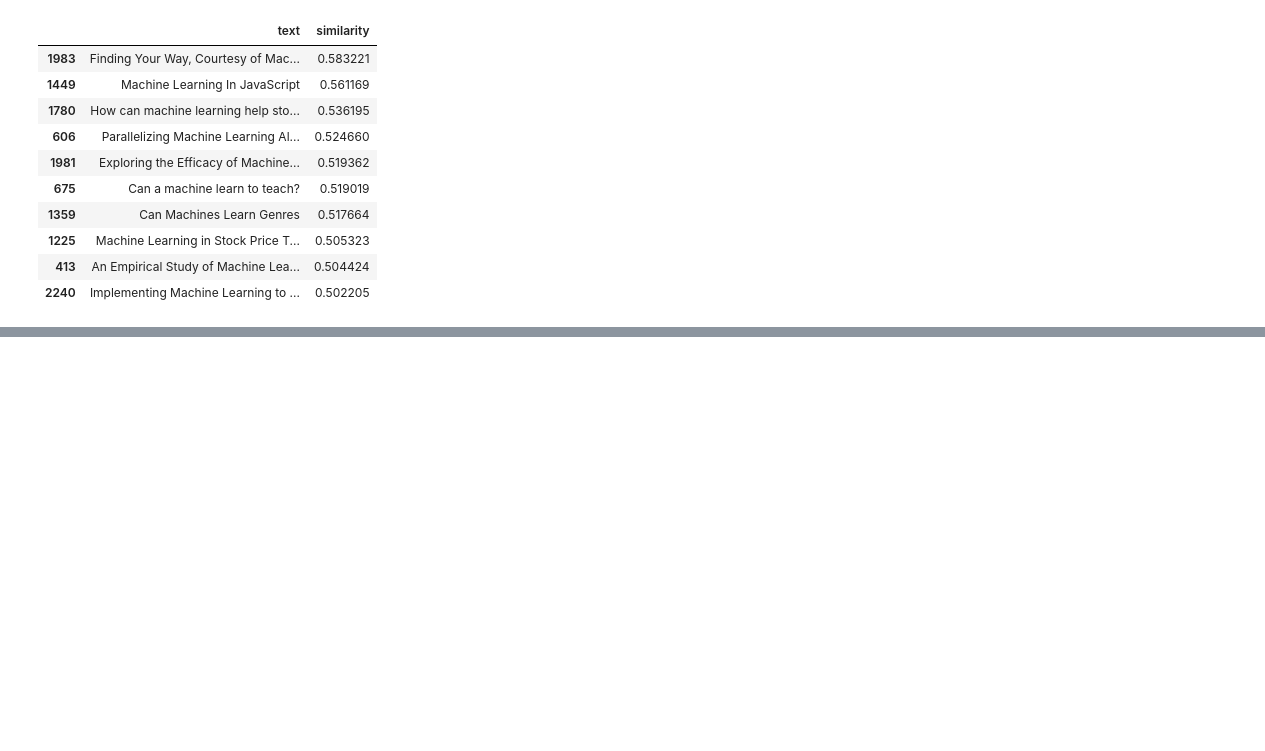
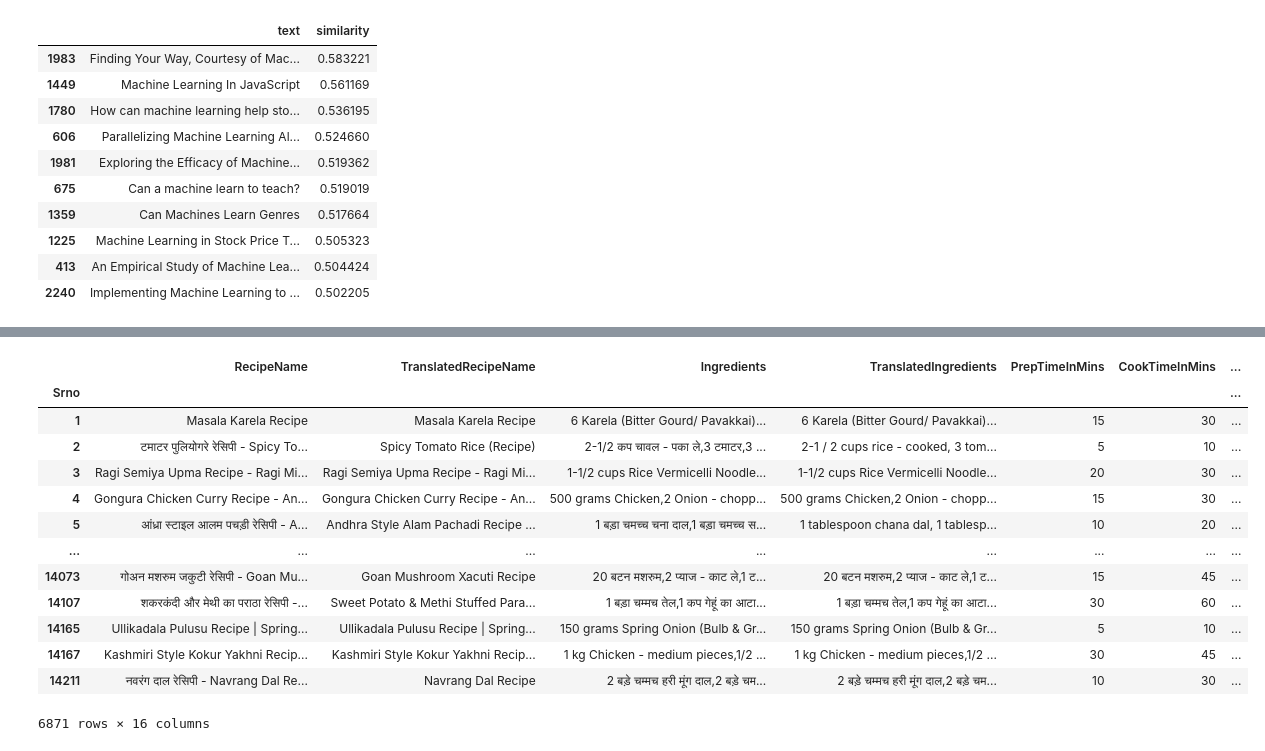
Before and after one commit to gauravkhapekar/GenAIEngineering-Cohort1, a Jupyter notebook: Week4/Rag.ipynb, the cells around one changed output, grey strips where cells are left out. Cells and saved outputs as stored; diff of their text form; code cells hidden in the pictures; blank space fills up the shorter version.

Commit message:
adding Week 4 Content and sample data

```diff
--- a/Week4/Rag.ipynb
+++ b/Week4/Rag.ipynb
@@ -755,0 +1053,39 @@ results
+# %%
+# https://www.kaggle.com/datasets/fajobgiua/indian-food-dataset?resource=download
+
+from tqdm.auto import tqdm
+import json
+import pandas as pd
+
+tqdm.pandas(desc="Generating Documents")
+
+df = pd.read_csv('./IndianFoodDataset.csv', ).set_index('Srno')
+
+data = df[:].progress_apply(
+    lambda x: x.to_markdown(),
+    axis=1
+)
+
+vector_store = Qdrant.from_texts(
+    data,
+    model_768,
+    collection_name="indian-food",
+    location=':memory:',
+)
+
+df
+# %% [output]
+|  | RecipeName | TranslatedRecipeName | Ingredients | TranslatedIngredients | PrepTimeInMins | CookTimeInMins | ... |
+| Srno |  |  |  |  |  |  | ... |
+| 1 | Masala Karela Recipe | Masala Karela Recipe | 6 Karela (Bitter Gourd/ Pavakkai)... | 6 Karela (Bitter Gourd/ Pavakkai)... | 15 | 30 | ... |
+| 2 | टमाटर पुलियोगरे रेसिपी - Spicy To... | Spicy Tomato Rice (Recipe) | 2-1/2 कप चावल - पका ले,3 टमाटर,3 ... | 2-1 / 2 cups rice - cooked, 3 tom... | 5 | 10 | ... |
+| 3 | Ragi Semiya Upma Recipe - Ragi Mi... | Ragi Semiya Upma Recipe - Ragi Mi... | 1-1/2 cups Rice Vermicelli Noodle... | 1-1/2 cups Rice Vermicelli Noodle... | 20 | 30 | ... |
+| 4 | Gongura Chicken Curry Recipe - An... | Gongura Chicken Curry Recipe - An... | 500 grams Chicken,2 Onion - chopp... | 500 grams Chicken,2 Onion - chopp... | 15 | 30 | ... |
+| 5 | आंध्रा स्टाइल आलम पचड़ी रेसिपी - A... | Andhra Style Alam Pachadi Recipe ... | 1 बड़ा चमच्च चना दाल,1 बड़ा चमच्च स... | 1 tablespoon chana dal, 1 tablesp... | 10 | 20 | ... |
+| ... | ... | ... | ... | ... | ... | ... | ... |
+| 14073 | गोअन मशरुम जकुटी रेसिपी - Goan Mu... | Goan Mushroom Xacuti Recipe | 20 बटन मशरुम,2 प्याज - काट ले,1 ट... | 20 बटन मशरुम,2 प्याज - काट ले,1 ट... | 15 | 45 | ... |
+| 14107 | शकरकंदी और मेथी का पराठा रेसिपी -... | Sweet Potato & Methi Stuffed Para... | 1 बड़ा चम्मच तेल,1 कप गेहूं का आटा... | 1 बड़ा चम्मच तेल,1 कप गेहूं का आटा... | 30 | 60 | ... |
+| 14165 | Ullikadala Pulusu Recipe | Spring... | Ullikadala Pulusu Recipe | Spring... | 150 grams Spring Onion (Bulb & Gr... | 150 grams Spring Onion (Bulb & Gr... | 5 | 10 | ... |
+| 14167 | Kashmiri Style Kokur Yakhni Recip... | Kashmiri Style Kokur Yakhni Recip... | 1 kg Chicken - medium pieces,1/2 ... | 1 kg Chicken - medium pieces,1/2 ... | 30 | 45 | ... |
+| 14211 | नवरंग दाल रेसिपी - Navrang Dal Re... | Navrang Dal Recipe | 2 बड़े चम्मच हरी मूंग दाल,2 बड़े चम... | 2 बड़े चम्मच हरी मूंग दाल,2 बड़े चम... | 10 | 30 | ... |
+6871 rows × 16 columns
```
Also changed, not shown: parts of 18 cells of this notebook, 3 other files.
